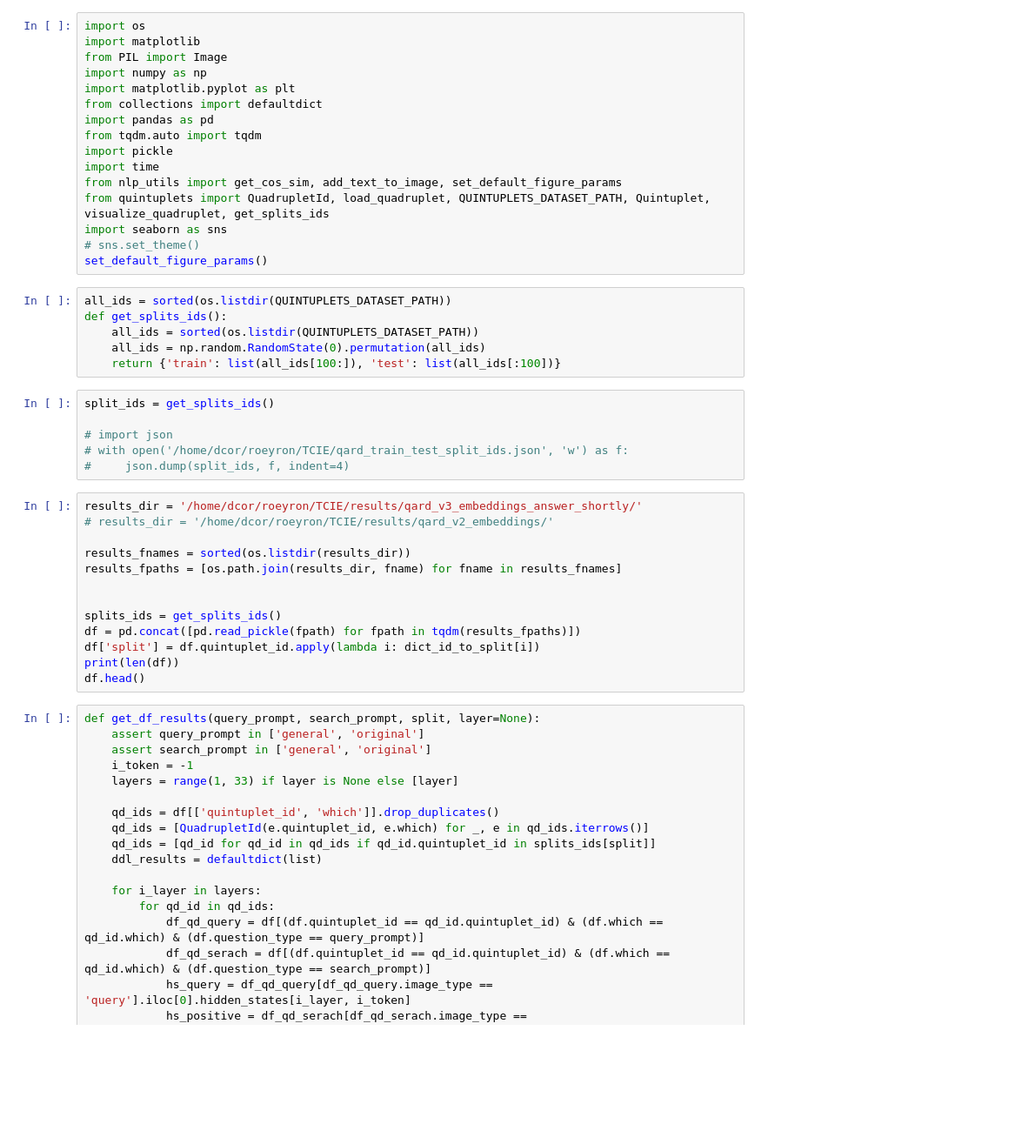
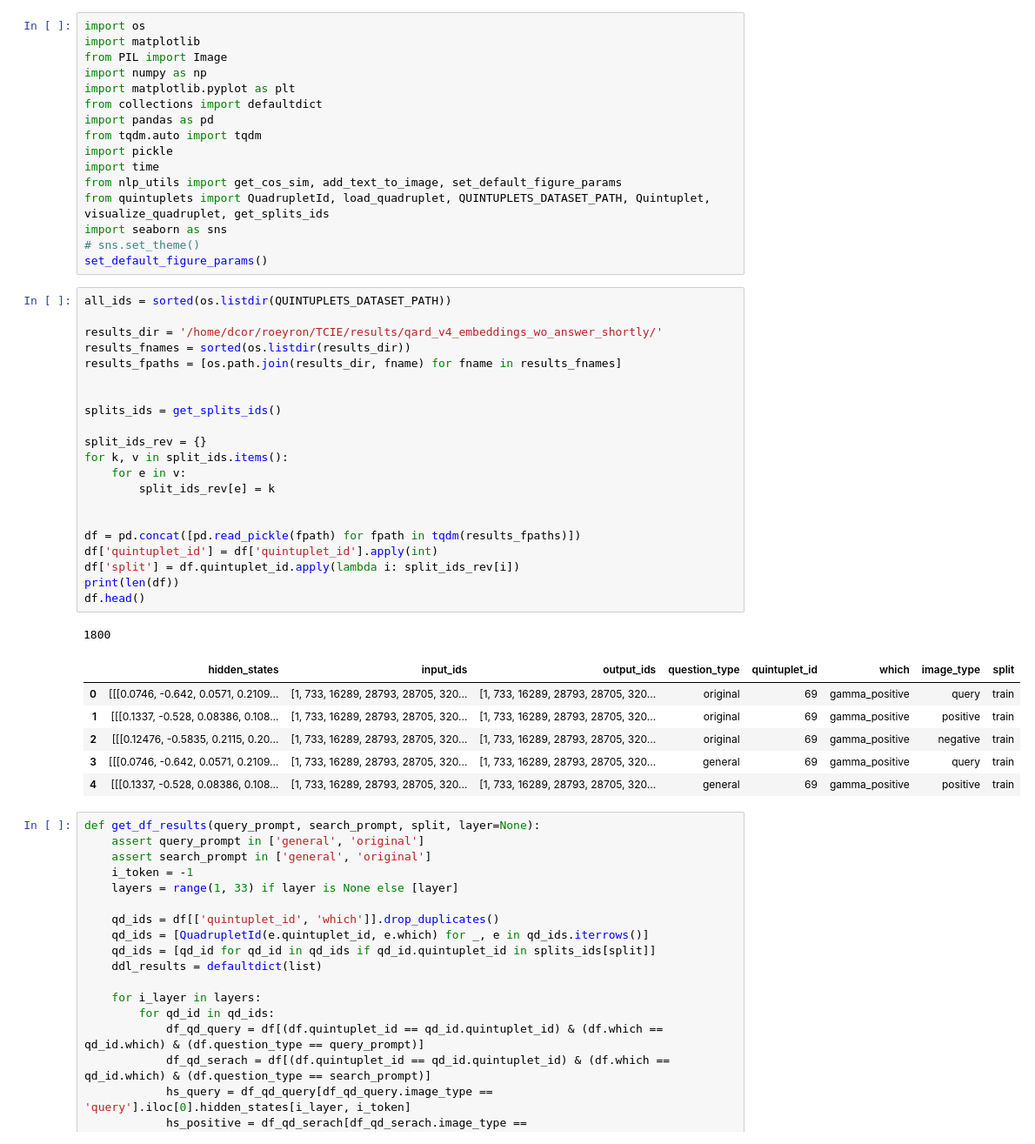
Before and after one commit to roey1rg/TCIE, a Jupyter notebook: notebooks/quads_tune_and_eval.ipynb, the cells around one changed output. Shown at 87% size. Saved outputs shown, nothing was run; the diff lists cells and outputs as text; blank space fills up the shorter version.

```diff
--- a/notebooks/quads_tune_and_eval.ipynb
+++ b/notebooks/quads_tune_and_eval.ipynb
@@ -14,31 +14,35 @@ from quintuplets import QuadrupletId, load_quadruplet, QUINTUPLETS_DATASET_PATH,
 import seaborn as sns
 # sns.set_theme()
 set_default_figure_params()
-# %%
-all_ids = sorted(os.listdir(QUINTUPLETS_DATASET_PATH))
-def get_splits_ids():
-    all_ids = sorted(os.listdir(QUINTUPLETS_DATASET_PATH))
-    all_ids = np.random.RandomState(0).permutation(all_ids)
-    return {'train': list(all_ids[100:]), 'test': list(all_ids[:100])}
-# %%
-split_ids = get_splits_ids()
-
-# import json
-# with open('/home/dcor/roeyron/TCIE/qard_train_test_split_ids.json', 'w') as f:
-#     json.dump(split_ids, f, indent=4)
 # %%
-results_dir = '/home/dcor/roeyron/TCIE/results/qard_v3_embeddings_answer_shortly/'
-# results_dir = '/home/dcor/roeyron/TCIE/results/qard_v2_embeddings/'
+all_ids = sorted(os.listdir(QUINTUPLETS_DATASET_PATH))
 
+results_dir = '/home/dcor/roeyron/TCIE/results/qard_v4_embeddings_wo_answer_shortly/'
 results_fnames = sorted(os.listdir(results_dir))
 results_fpaths = [os.path.join(results_dir, fname) for fname in results_fnames]
 
 
 splits_ids = get_splits_ids()
+
+split_ids_rev = {}
+for k, v in split_ids.items():
+    for e in v:
+        split_ids_rev[e] = k
+
+
 df = pd.concat([pd.read_pickle(fpath) for fpath in tqdm(results_fpaths)])
-df['split'] = df.quintuplet_id.apply(lambda i: dict_id_to_split[i])
+df['quintuplet_id'] = df['quintuplet_id'].apply(int)
+df['split'] = df.quintuplet_id.apply(lambda i: split_ids_rev[i])
 print(len(df))
 df.head()
+# %% [output]
+1800
+|  | hidden_states | input_ids | output_ids | question_type | quintuplet_id | which | image_type | split |
+| 0 | [[[0.0746, -0.642, 0.0571, 0.2109... | [1, 733, 16289, 28793, 28705, 320... | [1, 733, 16289, 28793, 28705, 320... | original | 69 | gamma_positive | query | train |
+| 1 | [[[0.1337, -0.528, 0.08386, 0.108... | [1, 733, 16289, 28793, 28705, 320... | [1, 733, 16289, 28793, 28705, 320... | original | 69 | gamma_positive | positive | train |
+| 2 | [[[0.12476, -0.5835, 0.2115, 0.20... | [1, 733, 16289, 28793, 28705, 320... | [1, 733, 16289, 28793, 28705, 320... | original | 69 | gamma_positive | negative | train |
+| 3 | [[[0.0746, -0.642, 0.0571, 0.2109... | [1, 733, 16289, 28793, 28705, 320... | [1, 733, 16289, 28793, 28705, 320... | general | 69 | gamma_positive | query | train |
+| 4 | [[[0.1337, -0.528, 0.08386, 0.108... | [1, 733, 16289, 28793, 28705, 320... | [1, 733, 16289, 28793, 28705, 320... | general | 69 | gamma_positive | positive | train |
 # %%
 def get_df_results(query_prompt, search_prompt, split, layer=None):
     assert query_prompt in ['general', 'original']
```
Also changed, not shown: parts of 2 cells of this notebook, 8 other files.
